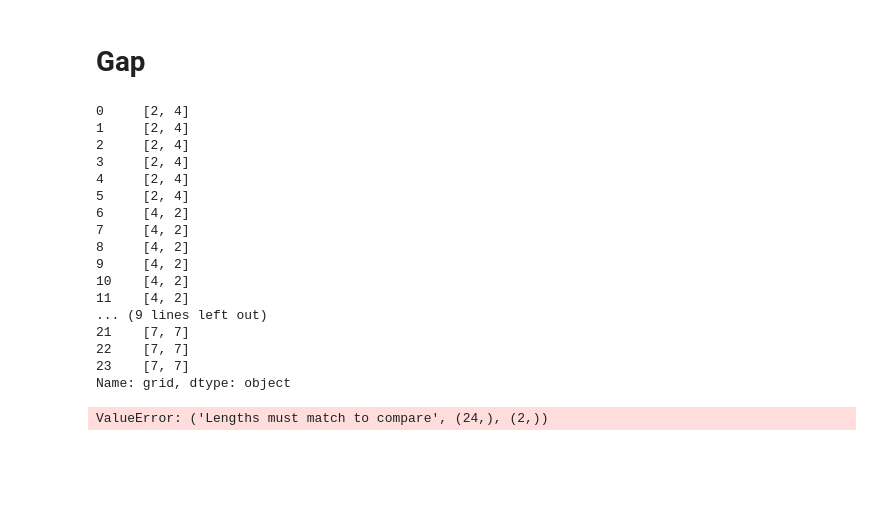
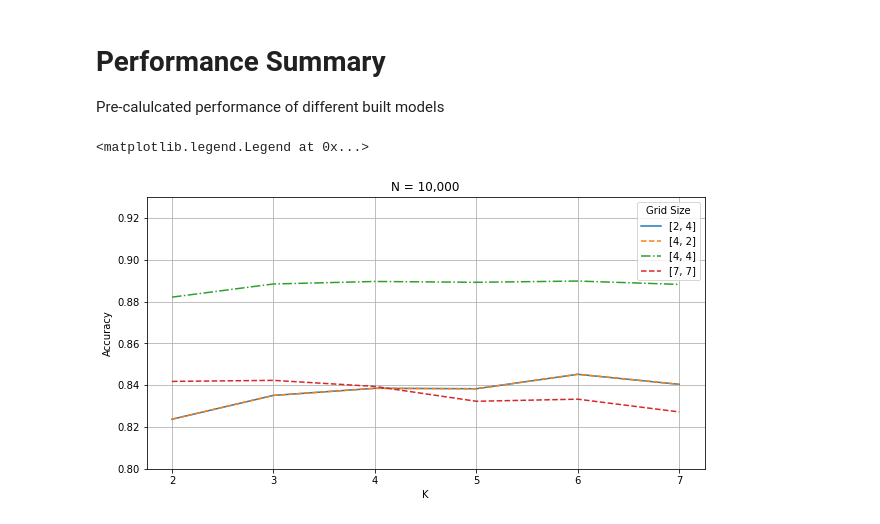
Before and after one commit to CatB1t/MNIST_Digits_model, a Jupyter notebook: sl_mnist.ipynb, the cells around one changed output. Saved outputs shown, nothing was run; the diff lists cells and outputs as text; code cells hidden in the pictures; blank space fills up the shorter version.

```diff
--- a/sl_mnist.ipynb
+++ b/sl_mnist.ipynb
@@ -137,35 +117,30 @@ for sampleSize in n:
 # %% [markdown]
-# Gap
+# Performance Summary
+Pre-calulcated performance of different built models
 # %%
-model_results.to_csv("results.csv")
+model_results = pd.read_csv("results.csv")
 hist_10k = model_results[model_results.n == 10000]
 hist_20k = model_results[model_results.n == 20000]
 hist_60k = model_results[model_results.n == 60000]
 # %%
-print(hist_10k["grid"])
-#r = [4,4]
-hist_10k_4x4 = hist_10k[hist_10k.grid == r]
-print(hist_10k_2x2)
-#plt.plot(hist_10000_7x7.K, hist_10000_7x7.Acc)
-#plt.ylabel("Accuracy")
-#plt.xlabel("K")
-#plt.title("10000 Sample")
+grid = ["[2, 4]", "[4, 2]", "[4, 4]", "[7, 7]"]
+data = hist_10k
+
+plt.figure(figsize=(10,5))
+plt.ylim([0.80,0.93])
+
+c = 1
+for i in grid:
+    tmp = data[data.grid == i]
+    ls=['--','solid','dashed','-.'][c%4]
+    plt.plot(tmp.K, tmp.Acc, linestyle=ls, label=i)
+    c += 1
+
+plt.ylabel("Accuracy")
+plt.xlabel("K")
+plt.title("N = 10,000")
+plt.grid()
+plt.legend(loc=0,title="Grid Size")
 # %% [output]
-0     [2, 4]
-1     [2, 4]
-2     [2, 4]
-3     [2, 4]
-4     [2, 4]
-5     [2, 4]
-6     [4, 2]
-7     [4, 2]
-8     [4, 2]
-9     [4, 2]
-10    [4, 2]
-11    [4, 2]
-... (9 lines left out)
-21    [7, 7]
-22    [7, 7]
-23    [7, 7]
-Name: grid, dtype: object
+<matplotlib.legend.Legend at 0x...>
-ValueError: ('Lengths must match to compare', (24,), (2,))
+[figure, added]
```
Also changed, not shown: parts of 8 cells of this notebook, 3 other files.
